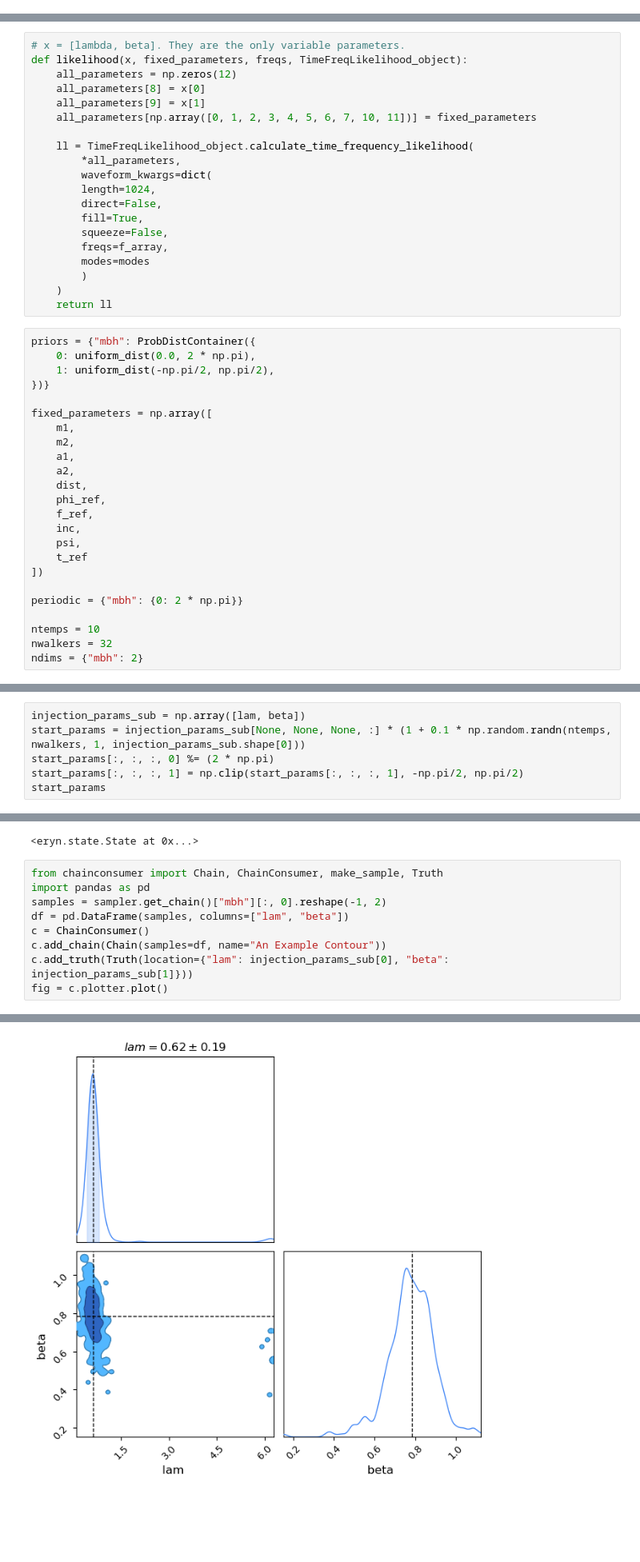
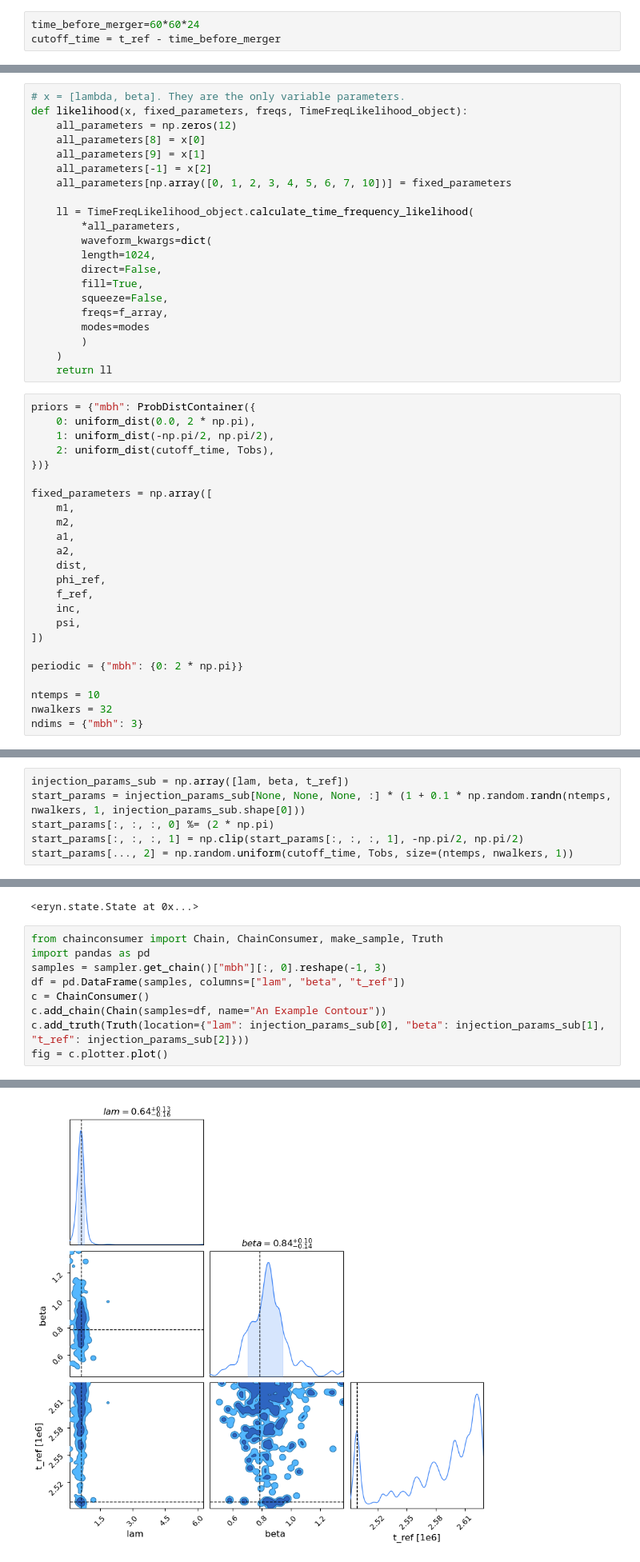
Before and after one commit to manishprasad0/LISA_Master_Thesis, a Jupyter notebook: time_freq_mcmc.ipynb, the cells around one changed output, grey strips where cells are left out. Shown: that part at 80% size. Drawn from its saved outputs; the diff is of its cells as text; blank space fills up the shorter version.

```diff
--- a/time_freq_mcmc.ipynb
+++ b/time_freq_mcmc.ipynb
@@ -92,2 +92,5 @@ np.float64(2.6020852139652106e-13)
+# %%
+time_before_merger=60*60*24
+cutoff_time = t_ref - time_before_merger
 # %%
 analysis = TimeFreqLikelihood(data_t=data_t, wave_gen=wave_gen, nperseg=5000)
@@ -157,7 +160,8 @@ def likelihood(x, fixed_parameters, freqs, TimeFreqLikelihood_object):
     all_parameters = np.zeros(12)
     all_parameters[8] = x[0]
     all_parameters[9] = x[1]
-    all_parameters[np.array([0, 1, 2, 3, 4, 5, 6, 7, 10, 11])] = fixed_parameters
+    all_parameters[-1] = x[2]
+    all_parameters[np.array([0, 1, 2, 3, 4, 5, 6, 7, 10])] = fixed_parameters
 
     ll = TimeFreqLikelihood_object.calculate_time_frequency_likelihood(
         *all_parameters,
@@ -175,6 +179,7 @@ def likelihood(x, fixed_parameters, freqs, TimeFreqLikelihood_object):
 priors = {"mbh": ProbDistContainer({
     0: uniform_dist(0.0, 2 * np.pi),
     1: uniform_dist(-np.pi/2, np.pi/2),
+    2: uniform_dist(cutoff_time, Tobs),
 })}
 
 fixed_parameters = np.array([
@@ -187,13 +192,12 @@ fixed_parameters = np.array([
     f_ref,
     inc,
     psi,
-    t_ref
 ])
 
 periodic = {"mbh": {0: 2 * np.pi}}
 
 ntemps = 10
 nwalkers = 32
-ndims = {"mbh": 2}
+ndims = {"mbh": 3}
 # %%
 x = priors["mbh"].rvs(size=(nwalkers))[0]
@@ -215,6 +224,6 @@ sampler = EnsembleSampler(
 # %%
-injection_params_sub = np.array([lam, beta])
+injection_params_sub = np.array([lam, beta, t_ref])
 start_params = injection_params_sub[None, None, None, :] * (1 + 0.1 * np.random.randn(ntemps, nwalkers, 1, injection_params_sub.shape[0]))
 start_params[:, :, :, 0] %= (2 * np.pi)
 start_params[:, :, :, 1] = np.clip(start_params[:, :, :, 1], -np.pi/2, np.pi/2)
-start_params
+start_params[..., 2] = np.random.uniform(cutoff_time, Tobs, size=(ntemps, nwalkers, 1))
@@ -250,10 +255,10 @@ sampler.run_mcmc(start_state, 10, progress=True)
 # %%
 from chainconsumer import Chain, ChainConsumer, make_sample, Truth
 import pandas as pd
-samples = sampler.get_chain()["mbh"][:, 0].reshape(-1, 2)
-df = pd.DataFrame(samples, columns=["lam", "beta"])
+samples = sampler.get_chain()["mbh"][:, 0].reshape(-1, 3)
+df = pd.DataFrame(samples, columns=["lam", "beta", "t_ref"])
 c = ChainConsumer()
 c.add_chain(Chain(samples=df, name="An Example Contour"))
-c.add_truth(Truth(location={"lam": injection_params_sub[0], "beta": injection_params_sub[1]}))
+c.add_truth(Truth(location={"lam": injection_params_sub[0], "beta": injection_params_sub[1], "t_ref": injection_params_sub[2]}))
 fig = c.plotter.plot()
 # %% [output]
@@ -261,4 +266,4 @@ Parameter beta in chain An Example Contour is not constrained
-[figure, old version]
+[figure, new version]
 # %%
 print(lam, beta)
 
```
Also changed, not shown: parts of 12 cells of this notebook.
